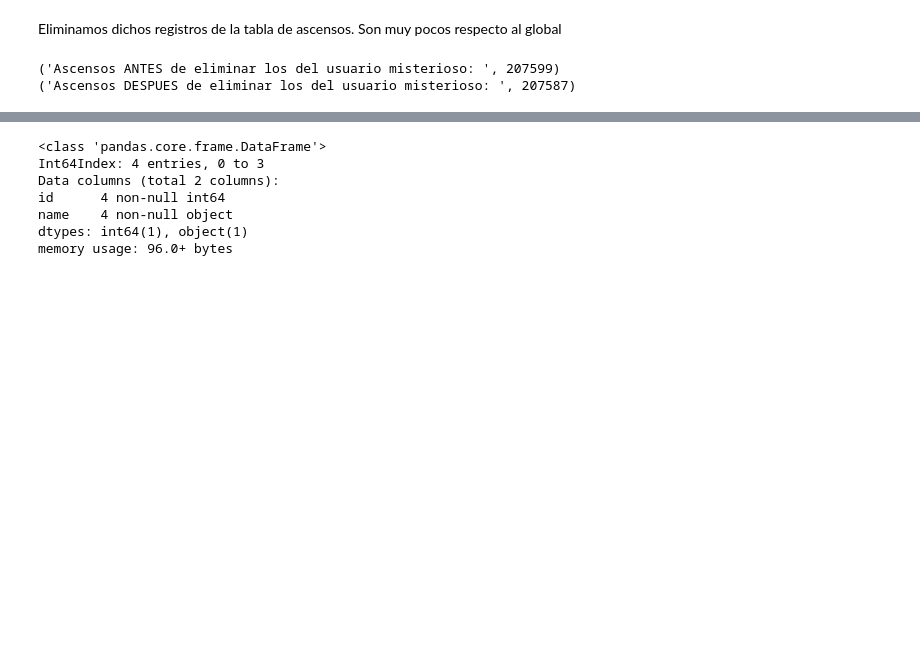
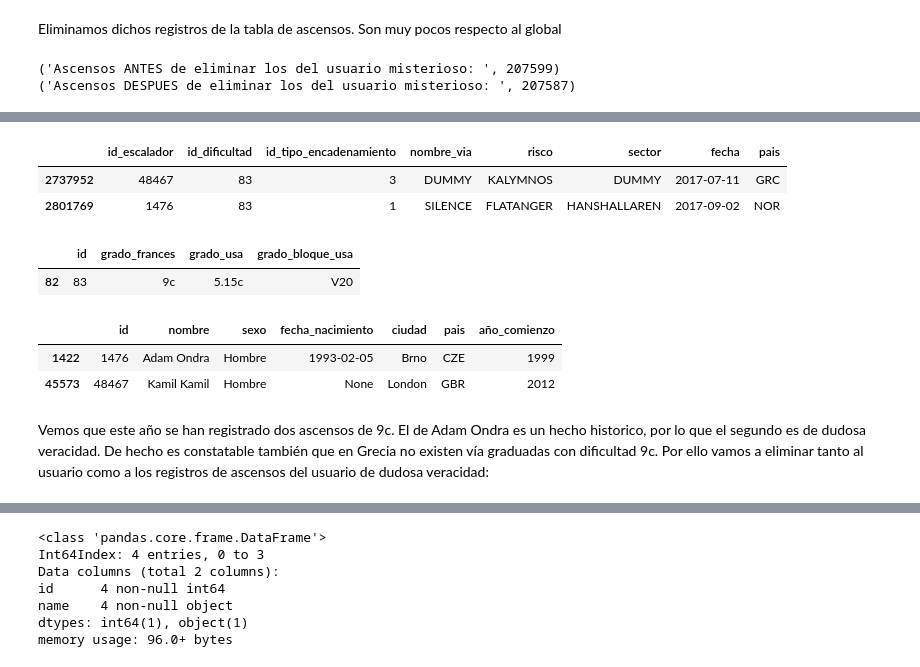
Before and after one commit to jmsanchezff/datahack_practica_bbdd, a Jupyter notebook: Caso de uso.ipynb, the cells around one changed output, grey strips where cells are left out. Cells and saved outputs as stored; diff of their text form; code cells hidden in the pictures; blank space fills up the shorter version.

```diff
--- a/Caso de uso.ipynb
+++ b/Caso de uso.ipynb
@@ -475,0 +527,22 @@ print ('Ascensos DESPUES de eliminar los del usuario misterioso: ', len(df_ascen
+# %%
+df_ascenso_maxima_dificultad = df_ascensos[df_ascensos['id_dificultad'] == max(df_ascensos['id_dificultad'])]
+df_ascenso_maxima_dificultad
+# %% [output]
+|  | id_escalador | id_dificultad | id_tipo_encadenamiento | nombre_via | risco | sector | fecha | pais |
+| 2737952 | 48467 | 83 | 3 | DUMMY | KALYMNOS | DUMMY | 2017-07-11 | GRC |
+| 2801769 | 1476 | 83 | 1 | SILENCE | FLATANGER | HANSHALLAREN | 2017-09-02 | NOR |
+# %%
+max_dificultad_2017 = df_ascenso_maxima_dificultad['id_dificultad'].values
+df_dificultades[df_dificultades['id'].isin(max_dificultad_2017)]
+# %% [output]
+|  | id | grado_frances | grado_usa | grado_bloque_usa |
+| 82 | 83 | 9c | 5.15c | V20 |
+# %%
+max_dificultad_id_escaladores_2017 = df_ascenso_maxima_dificultad['id_escalador'].values
+df_escaladores[df_escaladores['id'].isin(max_dificultad_id_escaladores_2017)]
+# %% [output]
+|  | id | nombre | sexo | fecha_nacimiento | ciudad | pais | año_comienzo |
+| 1422 | 1476 | Adam Ondra | Hombre | 1993-02-05 | Brno | CZE | 1999 |
+| 45573 | 48467 | Kamil Kamil | Hombre | None | London | GBR | 2012 |
+# %% [markdown]
+Vemos que este año se han registrado dos ascensos de 9c. El de Adam Ondra es un hecho historico, por lo que el segundo es de dudosa veracidad. De hecho es constatable también que en Grecia no existen vía graduadas con dificultad 9c. Por ello vamos a eliminar tanto al usuario como a los registros de ascensos del usuario de dudosa veracidad:
```
Also changed, not shown: parts of 22 cells of this notebook, 4 other files.
